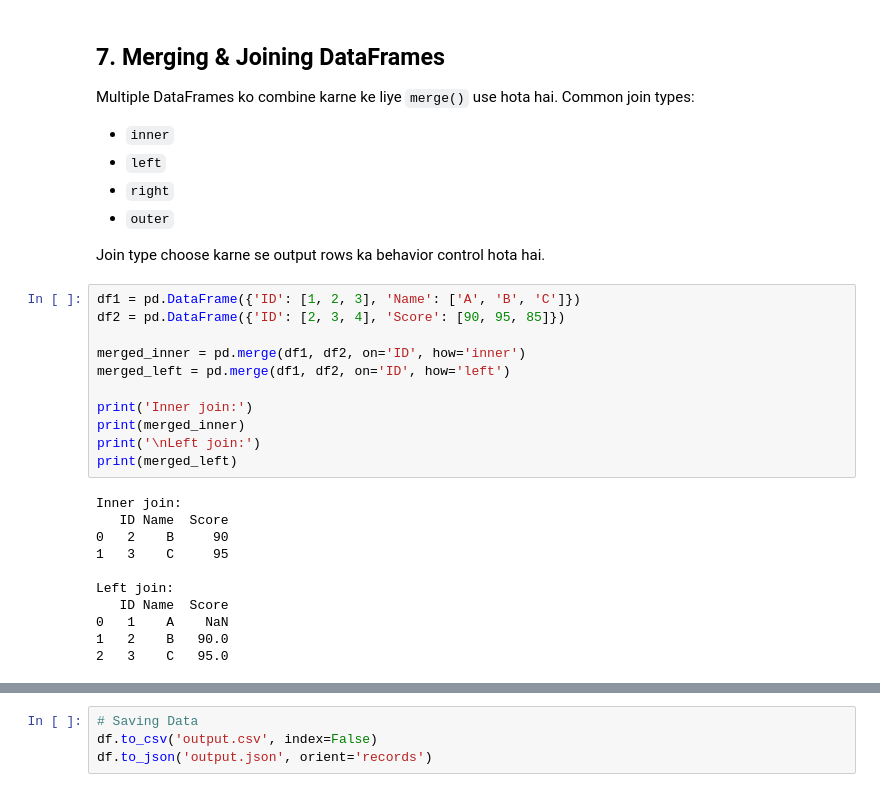
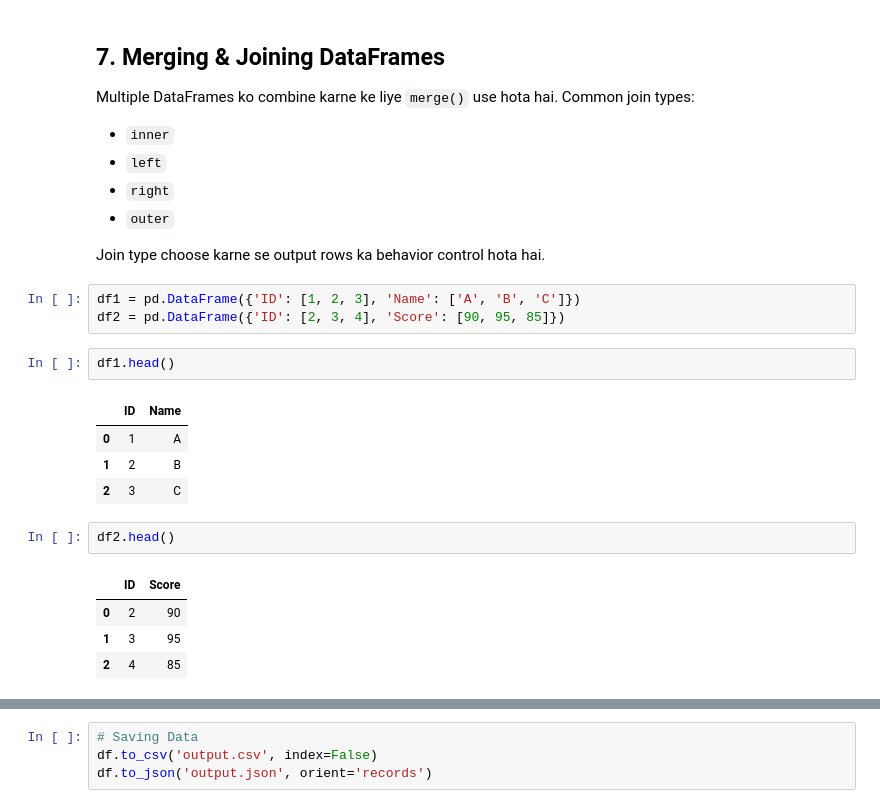
Before and after one commit to Zeeshan5932/Minhaj-solutions, a Jupyter notebook: Machine Learning/01_Pandas/01_Pandas_Tutorial.ipynb, the cells around one changed output, grey strips where cells are left out. Drawn from its saved outputs; the diff is of its cells as text.

```diff
--- a/Machine Learning/01_Pandas/01_Pandas_Tutorial.ipynb
+++ b/Machine Learning/01_Pandas/01_Pandas_Tutorial.ipynb
@@ -414,22 +463,17 @@ Join type choose karne se output rows ka behavior control hota hai.
 # %%
 df1 = pd.DataFrame({'ID': [1, 2, 3], 'Name': ['A', 'B', 'C']})
 df2 = pd.DataFrame({'ID': [2, 3, 4], 'Score': [90, 95, 85]})
-
-merged_inner = pd.merge(df1, df2, on='ID', how='inner')
-merged_left = pd.merge(df1, df2, on='ID', how='left')
-
-print('Inner join:')
-print(merged_inner)
-print('\nLeft join:')
-print(merged_left)
-# %% [output]
-Inner join:
-   ID Name  Score
-0   2    B     90
-1   3    C     95
-
-Left join:
-   ID Name  Score
-0   1    A    NaN
-1   2    B   90.0
-2   3    C   95.0
+# %%
+df1.head()
+# %% [output]
+|  | ID | Name |
+| 0 | 1 | A |
+| 1 | 2 | B |
+| 2 | 3 | C |
+# %%
+df2.head()
+# %% [output]
+|  | ID | Score |
+| 0 | 2 | 90 |
+| 1 | 3 | 95 |
+| 2 | 4 | 85 |
```
Also changed, not shown: parts of 18 cells of this notebook, 2 other files.
